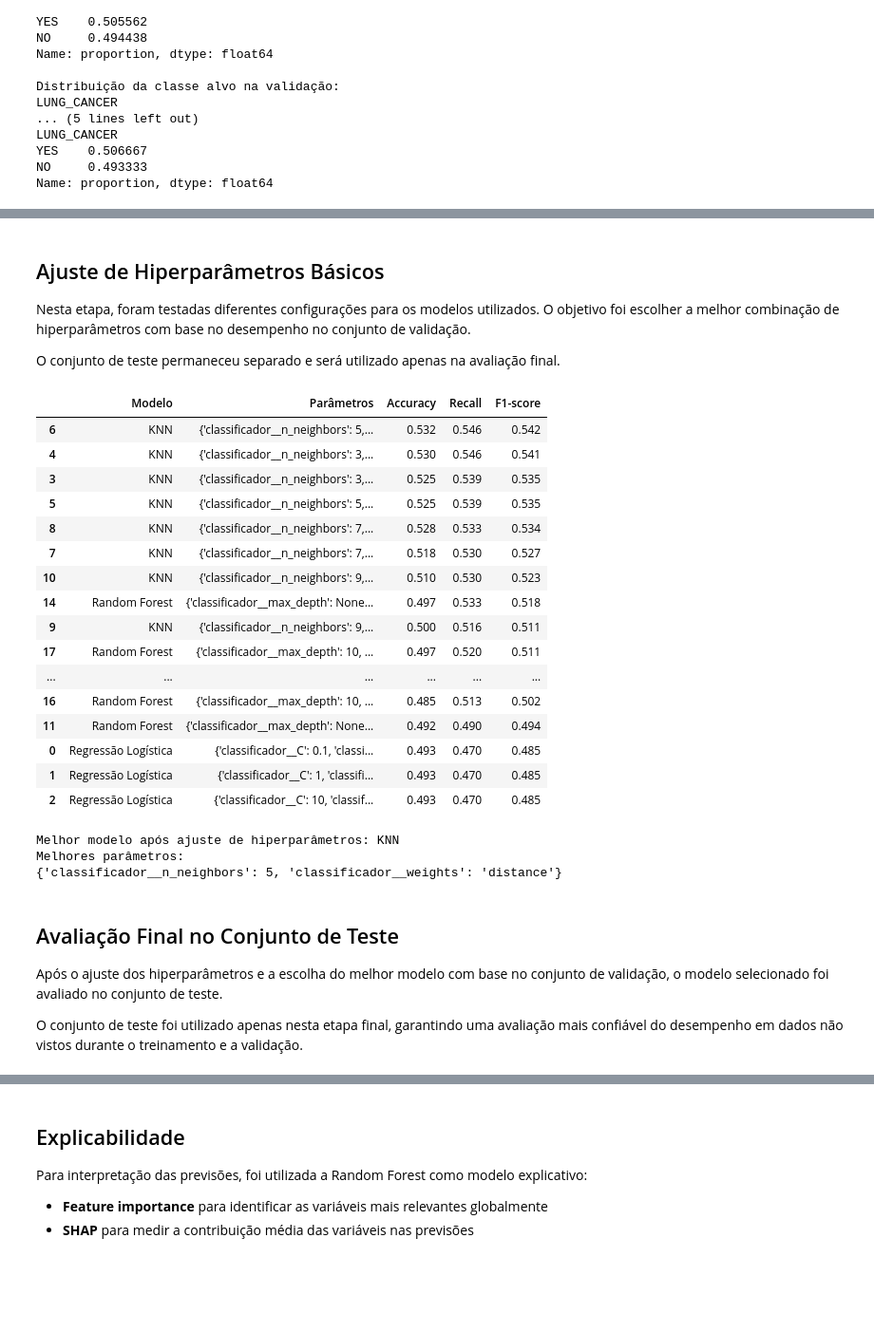
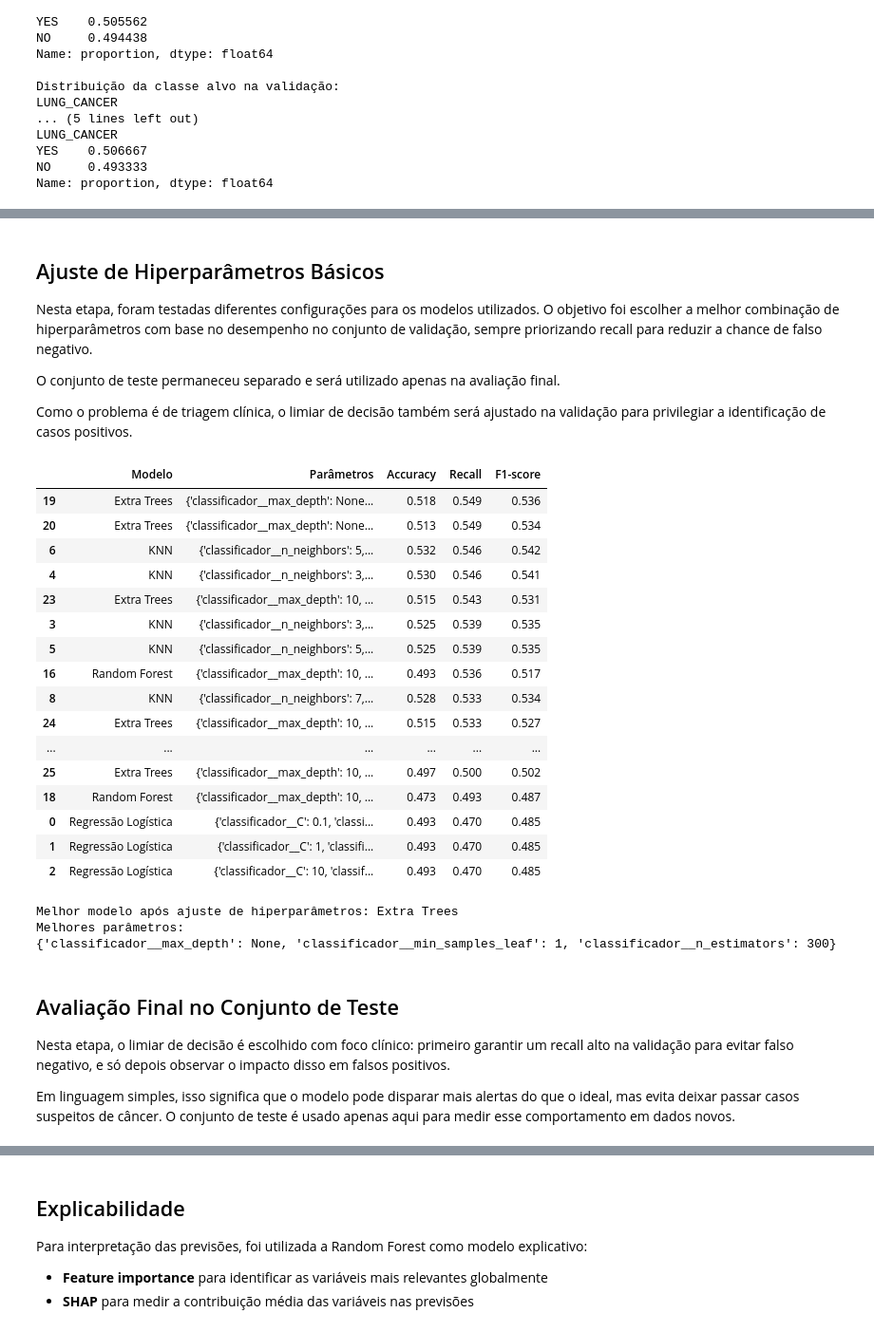
Before and after one commit to fiap-grupo-xpto/fiap-tech-challenge-fase-2, a Jupyter notebook: train_model/analise_cancer.ipynb, the cells around one changed output, grey strips where cells are left out. Shown at 95% size. Drawn from its saved outputs; the diff is of its cells as text; code cells hidden in the pictures; blank space fills up the shorter version.

```diff
--- a/train_model/analise_cancer.ipynb
+++ b/train_model/analise_cancer.ipynb
@@ -503,7 +516,8 @@ Foram escolhidas três técnicas de classificação para comparação:
 modelos = {
     'Regressão Logística': LogisticRegression(max_iter=2000, class_weight='balanced'),
     'KNN': KNeighborsClassifier(n_neighbors=7),
-    'Random Forest': RandomForestClassifier(n_estimators=200, random_state=42, class_weight='balanced')
+    'Random Forest': RandomForestClassifier(n_estimators=200, random_state=42, class_weight='balanced', n_jobs=1),
+    'Extra Trees': ExtraTreesClassifier(n_estimators=700, random_state=42, class_weight='balanced', n_jobs=1)
 }
 
 modelos_treinados = {}
@@ -531,13 +545,13 @@ for nome_modelo, estimador in modelos.items():
     })
 
 resultados_modelos_df = pd.DataFrame(resultados_modelos).sort_values(
-    by=['F1-score', 'Recall', 'Accuracy'],
+    by=['Recall', 'F1-score', 'Accuracy'],
     ascending=False
 )
 
 display(resultados_modelos_df.round(3))
 
 melhor_modelo_inicial = resultados_modelos_df.iloc[0]['Modelo']
-print(f'Melhor modelo inicial pelo critério principal na validação (F1-score): {melhor_modelo_inicial}')
+print(f'Melhor modelo inicial pelo critério principal na validação (Recall): {melhor_modelo_inicial}')
 # %% [output]
 |  | Modelo | Accuracy | Recall | F1-score |
@@ -610,9 +635,11 @@ weighted avg       0.49      0.49      0.49       600
 # %% [markdown]
 ## Ajuste de Hiperparâmetros Básicos
 
-Nesta etapa, foram testadas diferentes configurações para os modelos utilizados. O objetivo foi escolher a melhor combinação de hiperparâmetros com base no desempenho no conjunto de validação.
+Nesta etapa, foram testadas diferentes configurações para os modelos utilizados. O objetivo foi escolher a melhor combinação de hiperparâmetros com base no desempenho no conjunto de validação, sempre priorizando recall para reduzir a chance de falso negativo.
 
 O conjunto de teste permaneceu separado e será utilizado apenas na avaliação final.
+
+Como o problema é de triagem clínica, o limiar de decisão também será ajustado na validação para privilegiar a identificação de casos positivos.
 # %%
 # Ajuste de hiperparâmetros básicos usando o conjunto de validação
 configuracoes_modelos = {
@@ -631,11 +658,19 @@ configuracoes_modelos = {
         }
     },
     'Random Forest': {
-        'estimador': RandomForestClassifier(random_state=42, class_weight='balanced'),
+        'estimador': RandomForestClassifier(random_state=42, class_weight='balanced', n_jobs=1),
         'parametros': {
             'classificador__n_estimators': [100, 200],
             'classificador__max_depth': [None, 10],
             'classificador__min_samples_split': [2, 5]
+        }
+    },
+    'Extra Trees': {
+        'estimador': ExtraTreesClassifier(random_state=42, class_weight='balanced', n_jobs=1),
+        'parametros': {
+            'classificador__n_estimators': [300, 700],
+            'classificador__max_depth': [None, 10],
+            'classificador__min_samples_leaf': [1, 2]
         }
     }
 }
@@ -668,65 +703,65 @@ for nome_modelo, configuracao in configuracoes_modelos.items():
         recall = recall_score(y_val, y_pred_val, zero_division=0)
         f1 = f1_score(y_val, y_pred_val, zero_division=0)
 
-        criterio = (f1, recall, accuracy)
+        criterio = (recall, f1, accuracy)
 
         resultados_hiperparametros.append({
             'Modelo': nome_modelo,
             'Parâmetros': parametros,
             'Accuracy': accuracy,
             'Recall': recall,
             'F1-score': f1
         })
 
         if criterio > melhor_criterio_do_tipo:
             melhor_criterio_do_tipo = criterio
             melhor_modelo_do_tipo = pipeline_modelo
             melhor_parametros_do_tipo = parametros
 
         if criterio > melhor_criterio:
             melhor_criterio = criterio
             melhor_modelo_final = pipeline_modelo
             melhor_modelo_nome = nome_modelo
             melhores_parametros = parametros
 
     modelos_ajustados[nome_modelo] = melhor_modelo_do_tipo
 
 resultados_hiperparametros_df = pd.DataFrame(resultados_hiperparametros).sort_values(
-    by=['F1-score', 'Recall', 'Accuracy'],
+    by=['Recall', 'F1-score', 'Accuracy'],
     ascending=False
 )
 
 display(resultados_hiperparametros_df.round(3))
 
 print(f'Melhor modelo após ajuste de hiperparâmetros: {melhor_modelo_nome}')
 print('Melhores parâmetros:')
 print(melhores_parametros)
 # %% [output]
 |  | Modelo | Parâmetros | Accuracy | Recall | F1-score |
+| 19 | Extra Trees | {'classificador__max_depth': None... | 0.518 | 0.549 | 0.536 |
+| 20 | Extra Trees | {'classificador__max_depth': None... | 0.513 | 0.549 | 0.534 |
 | 6 | KNN | {'classificador__n_neighbors': 5,... | 0.532 | 0.546 | 0.542 |
 | 4 | KNN | {'classificador__n_neighbors': 3,... | 0.530 | 0.546 | 0.541 |
+| 23 | Extra Trees | {'classificador__max_depth': 10, ... | 0.515 | 0.543 | 0.531 |
 | 3 | KNN | {'classificador__n_neighbors': 3,... | 0.525 | 0.539 | 0.535 |
 | 5 | KNN | {'classificador__n_neighbors': 5,... | 0.525 | 0.539 | 0.535 |
+| 16 | Random Forest | {'classificador__max_depth': 10, ... | 0.493 | 0.536 | 0.517 |
 | 8 | KNN | {'classificador__n_neighbors': 7,... | 0.528 | 0.533 | 0.534 |
-| 7 | KNN | {'classificador__n_neighbors': 7,... | 0.518 | 0.530 | 0.527 |
-| 10 | KNN | {'classificador__n_neighbors': 9,... | 0.510 | 0.530 | 0.523 |
-| 14 | Random Forest | {'classificador__max_depth': None... | 0.497 | 0.533 | 0.518 |
-| 9 | KNN | {'classificador__n_neighbors': 9,... | 0.500 | 0.516 | 0.511 |
-| 17 | Random Forest | {'classificador__max_depth': 10, ... | 0.497 | 0.520 | 0.511 |
+| 24 | Extra Trees | {'classificador__max_depth': 10, ... | 0.515 | 0.533 | 0.527 |
 | ... | ... | ... | ... | ... | ... |
-| 16 | Random Forest | {'classificador__max_depth': 10, ... | 0.485 | 0.513 | 0.502 |
-| 11 | Random Forest | {'classificador__max_depth': None... | 0.492 | 0.490 | 0.494 |
+| 25 | Extra Trees | {'classificador__max_depth': 10, ... | 0.497 | 0.500 | 0.502 |
+| 18 | Random Forest | {'classificador__max_depth': 10, ... | 0.473 | 0.493 | 0.487 |
 | 0 | Regressão Logística | {'classificador__C': 0.1, 'classi... | 0.493 | 0.470 | 0.485 |
 | 1 | Regressão Logística | {'classificador__C': 1, 'classifi... | 0.493 | 0.470 | 0.485 |
 | 2 | Regressão Logística | {'classificador__C': 10, 'classif... | 0.493 | 0.470 | 0.485 |
-Melhor modelo após ajuste de hiperparâmetros: KNN
+Melhor modelo após ajuste de hiperparâmetros: Extra Trees
 Melhores parâmetros:
-{'classificador__n_neighbors': 5, 'classificador__weights': 'distance'}
+{'classificador__max_depth': None, 'classificador__min_samples_leaf': 1, 'classificador__n_estimators': 300}
 # %% [markdown]
 ## Avaliação Final no Conjunto de Teste
 
-Após o ajuste dos hiperparâmetros e a escolha do melhor modelo com base no conjunto de validação, o modelo selecionado foi avaliado no conjunto de teste.
+Nesta etapa, o limiar de decisão é escolhido com foco clínico: primeiro garantir um recall alto na validação para evitar falso negativo, e só depois observar o impacto disso em falsos positivos.
 
-O conjunto de teste foi utilizado apenas nesta etapa final, garantindo uma avaliação mais confiável do desempenho em dados não vistos durante o treinamento e a validação.
+Em linguagem simples, isso significa que o modelo pode disparar mais alertas do que o ideal, mas evita deixar passar casos suspeitos de câncer. O conjunto de teste é usado apenas aqui para medir esse comportamento em dados novos.
 # %%
 # Avaliação final do melhor modelo no conjunto de teste
```
Also changed, not shown: parts of 13 cells of this notebook.
